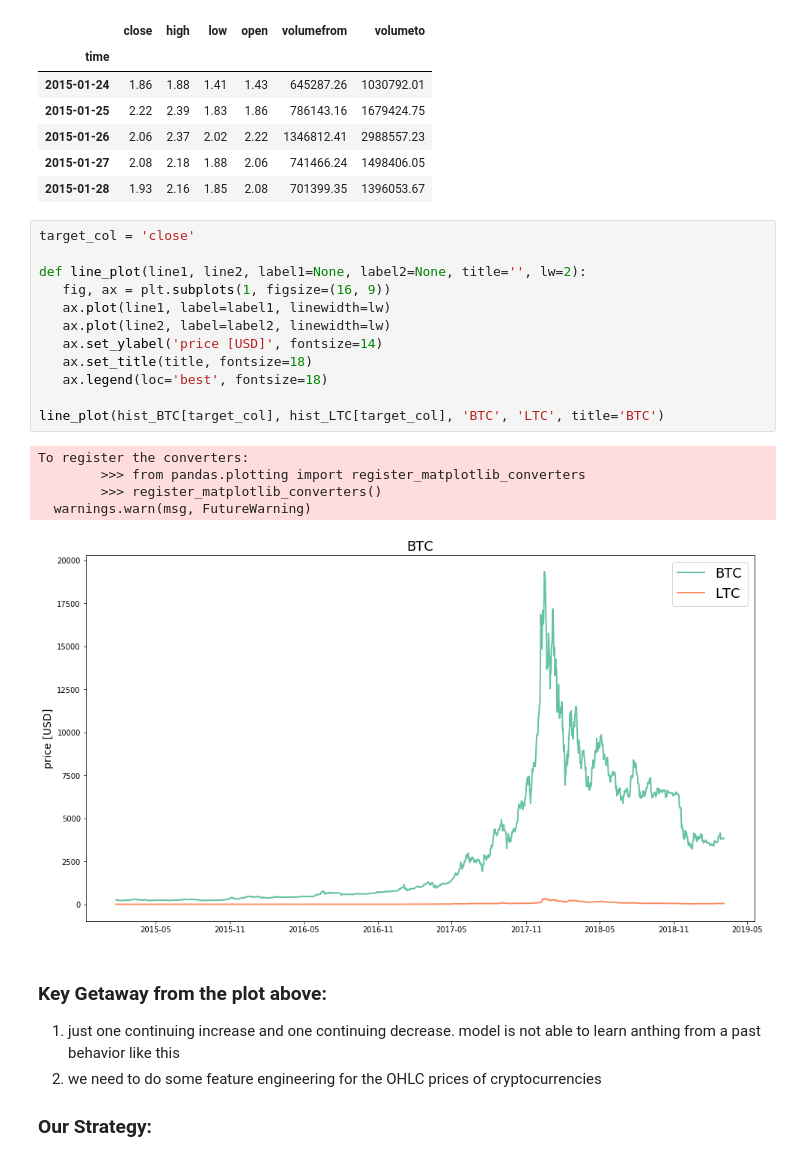
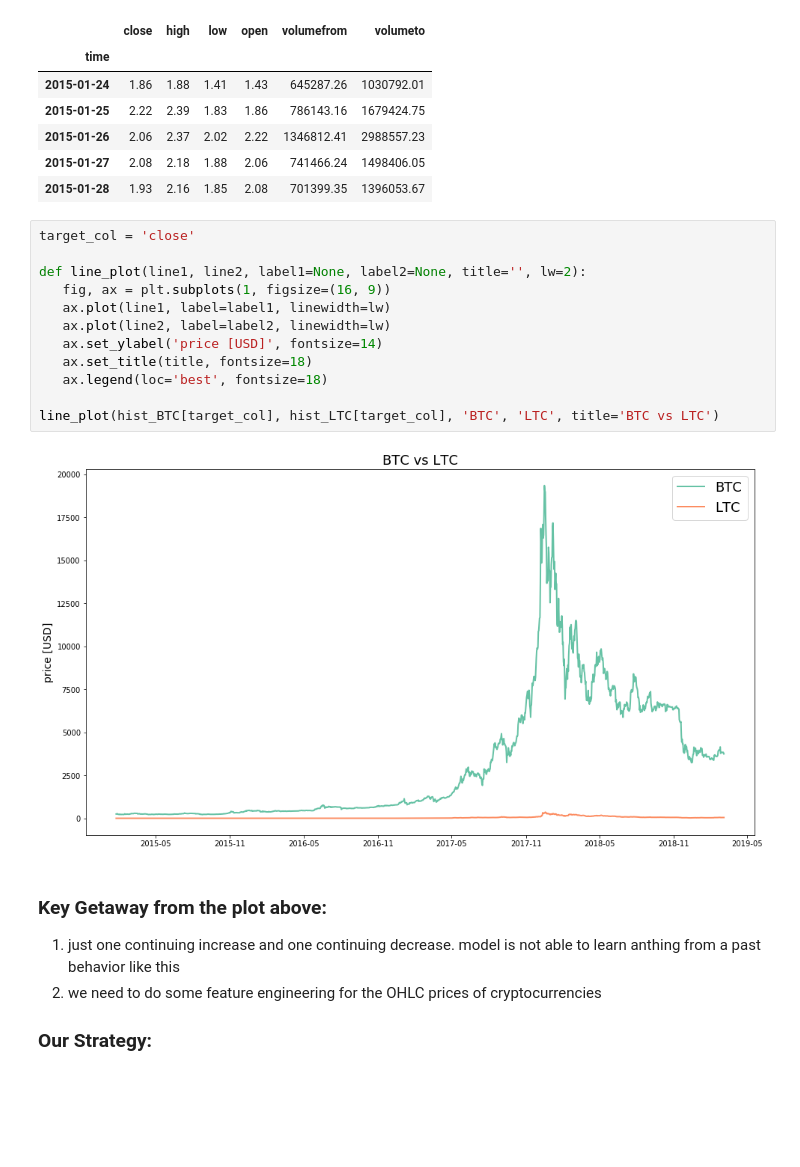
Before and after one commit to ycxmichael/CMPT733_CryptoCurrency_Project, a Jupyter notebook: Feature_Explore_Test.ipynb, the cells around one changed output. Cells and saved outputs as stored; diff of their text form; blank space fills up the shorter version.

```diff
--- a/Feature_Explore_Test.ipynb
+++ b/Feature_Explore_Test.ipynb
@@ -36,21 +36,17 @@ Using TensorFlow backend.
 # %%
 target_col = 'close'
 
 def line_plot(line1, line2, label1=None, label2=None, title='', lw=2):
    fig, ax = plt.subplots(1, figsize=(16, 9))
    ax.plot(line1, label=label1, linewidth=lw)
    ax.plot(line2, label=label2, linewidth=lw)
    ax.set_ylabel('price [USD]', fontsize=14)
    ax.set_title(title, fontsize=18)
    ax.legend(loc='best', fontsize=18)
 
-line_plot(hist_BTC[target_col], hist_LTC[target_col], 'BTC', 'LTC', title='BTC')
+line_plot(hist_BTC[target_col], hist_LTC[target_col], 'BTC', 'LTC', title='BTC vs LTC')
 # %% [output]
-To register the converters:
-        >>> from pandas.plotting import register_matplotlib_converters
-        >>> register_matplotlib_converters()
-  warnings.warn(msg, FutureWarning)
-[figure, old version]
+[figure, new version]
 # %% [markdown]
 ### Key Getaway from the plot above:
 1. just one continuing increase and one continuing decrease. model is not able to learn anthing from a past behavior like this
```
Also changed, not shown: parts of 4 cells of this notebook, 2 other files.
